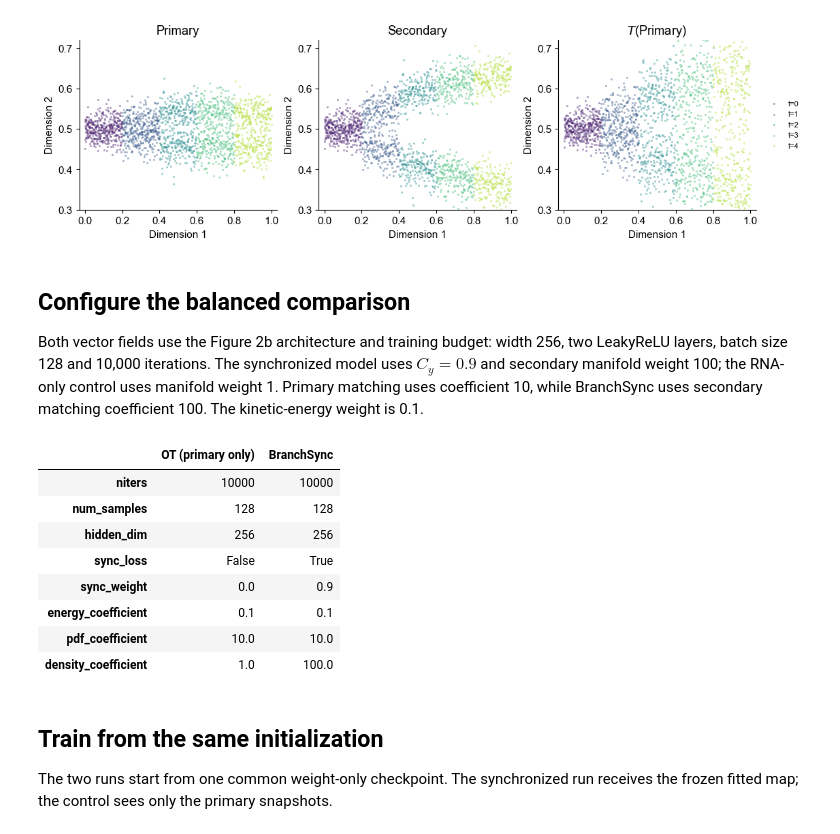
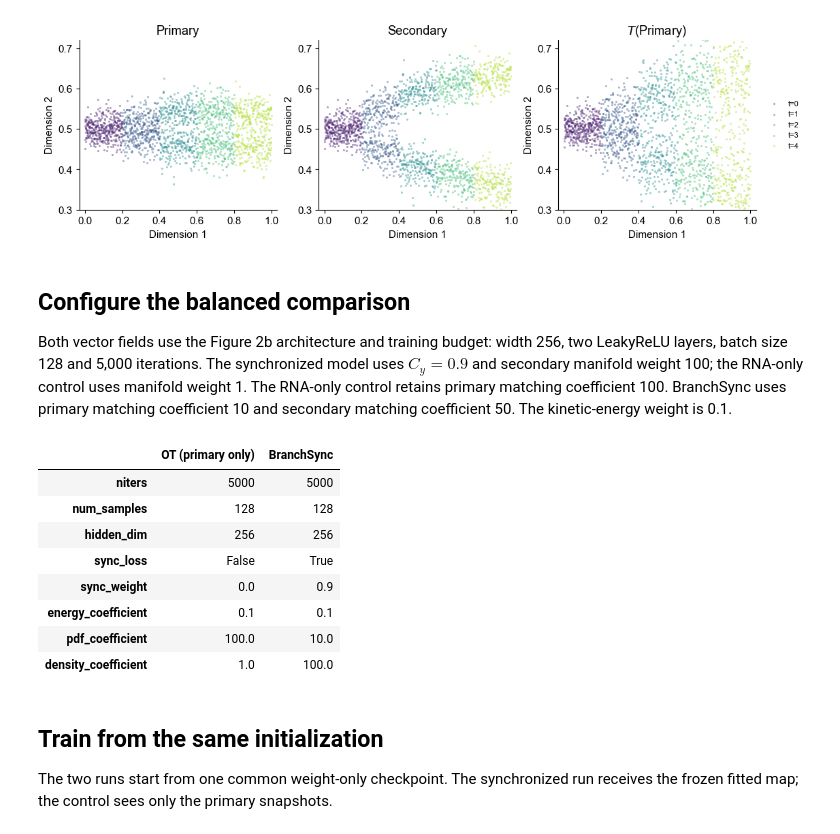
Before and after one commit to shankswang953/COATI, a Jupyter notebook: notebooks/syntheticdata/BranchSync.ipynb, the cells around one changed output. Drawn from its saved outputs; the diff is of its cells as text; code cells hidden in the pictures.

```diff
--- a/notebooks/syntheticdata/BranchSync.ipynb
+++ b/notebooks/syntheticdata/BranchSync.ipynb
@@ -112,67 +112,73 @@ plot_data_and_map(cells, T);
 ## Configure the balanced comparison
 
 Both vector fields use the Figure 2b architecture and training budget: width 256, two
-LeakyReLU layers, batch size 128 and 10,000 iterations. The synchronized model uses
+LeakyReLU layers, batch size 128 and 5,000 iterations. The synchronized model uses
 $C_y=0.9$ and secondary manifold weight 100; the RNA-only control uses manifold weight 1.
-Primary matching uses coefficient 10, while BranchSync uses secondary matching
-coefficient 100. The kinetic-energy weight is 0.1.
+The RNA-only control retains primary matching coefficient 100. BranchSync uses primary
+matching coefficient 10 and secondary matching coefficient 50. The kinetic-energy
+weight is 0.1.
 # %%
-adaptive = {
+adaptive_base = {
     "adaptive_lambda": True,
     "median_n_sample": 128,
     "floor_n_sample": 128,
     "floor_buffer_std": 1.0,
-    "pdf_coefficient_sec": 100.0,
-    "lambda_init": 10.0,
     "lambda_min": 1.0,
-    "lambda_max": 10.0,
     "eta_lambda": 1.0,
-    "lambda_init_pri": 10.0,
-    "lambda_init_sec": 100.0,
     "lambda_min_pri": 1.0,
     "lambda_min_sec": 1.0,
-    "lambda_max_pri": 10.0,
-    "lambda_max_sec": 100.0,
     "eta_lambda_pri": 1.0,
     "eta_lambda_sec": 1.0,
     "dual_warmup": 1000,
     "dual_decay": 1.0,
     "dual_update_freq": 10,
     "dual_ema_alpha": 0.1,
     "lambda_update_mode": "max",
     "eta_neg_scale": 100.0,
 }
+control_adaptive = {**adaptive_base,
+    "pdf_coefficient_sec": 100.0,
+    "lambda_init": 100.0, "lambda_max": 100.0,
+    "lambda_init_pri": 100.0, "lambda_max_pri": 100.0,
+    "lambda_init_sec": 100.0, "lambda_max_sec": 100.0,
+}
+sync_adaptive = {**adaptive_base,
+    "pdf_coefficient_sec": 50.0,
+    "lambda_init": 10.0, "lambda_max": 10.0,
+    "lambda_init_pri": 10.0, "lambda_max_pri": 10.0,
+    "lambda_init_sec": 50.0, "lambda_max_sec": 50.0,
+}
 common = dict(
     balanced=True,
-    iterations=10_000,
+    iterations=5_000,
     batch_size=128,
     hidden_dim=256,
     n_layers=2,
     activation="leaky_relu",
     learning_rate=1e-3,
     energy_weight=.1,
-    matching_weight=10.,
     seed=0,
-    extra=adaptive,
 )
 configs = {
-    "OT (primary only)": ct.Config(multimodal=False, manifold_weight=1., **common),
+    "OT (primary only)": ct.Config(multimodal=False, manifold_weight=1.,
+                                     matching_weight=100., extra=control_adaptive, **common),
     "BranchSync": ct.Config(multimodal=True, secondary_weight=.9,
-                            manifold_weight=100., **common),
+                            manifold_weight=100., matching_weight=10.,
+                            extra=sync_adaptive, **common),
 }
 pd.DataFrame({name: {key: cfg.to_dict()[key] for key in
     ["niters", "num_samples", "hidden_dim", "sync_loss", "sync_weight",
      "energy_coefficient", "pdf_coefficient", "density_coefficient"]}
     for name, cfg in configs.items()})
 # %% [output]
 |  | OT (primary only) | BranchSync |
-| niters | 10000 | 10000 |
+| niters | 5000 | 5000 |
 | num_samples | 128 | 128 |
 | hidden_dim | 256 | 256 |
 | sync_loss | False | True |
 | sync_weight | 0.0 | 0.9 |
 | energy_coefficient | 0.1 | 0.1 |
-| pdf_coefficient | 10.0 | 10.0 |
+| pdf_coefficient | 100.0 | 10.0 |
 | density_coefficient | 1.0 | 100.0 |
 # %% [markdown]
 ## Train from the same initialization
```
Also changed, not shown: parts of 3 cells of this notebook, 1 other file.
